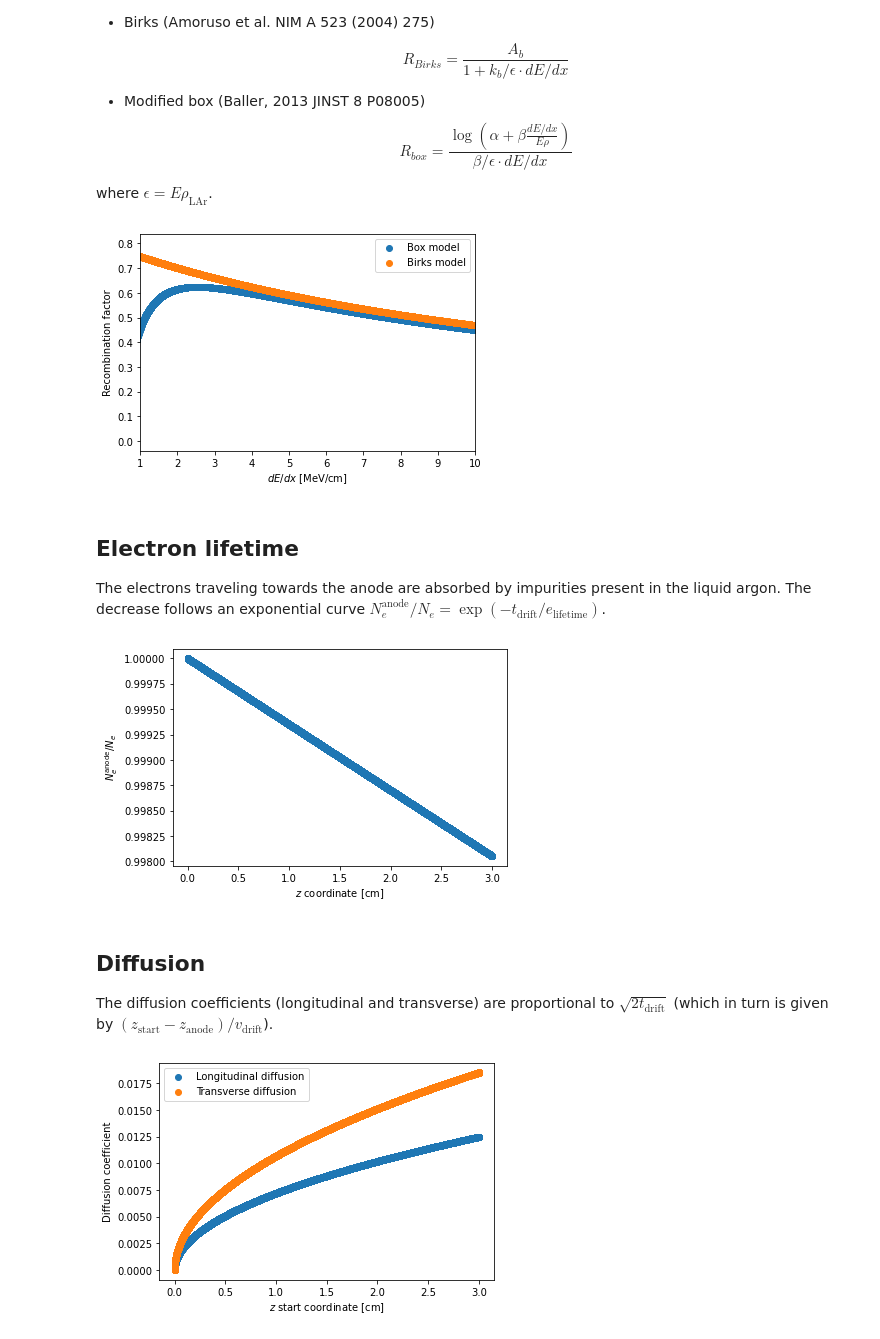
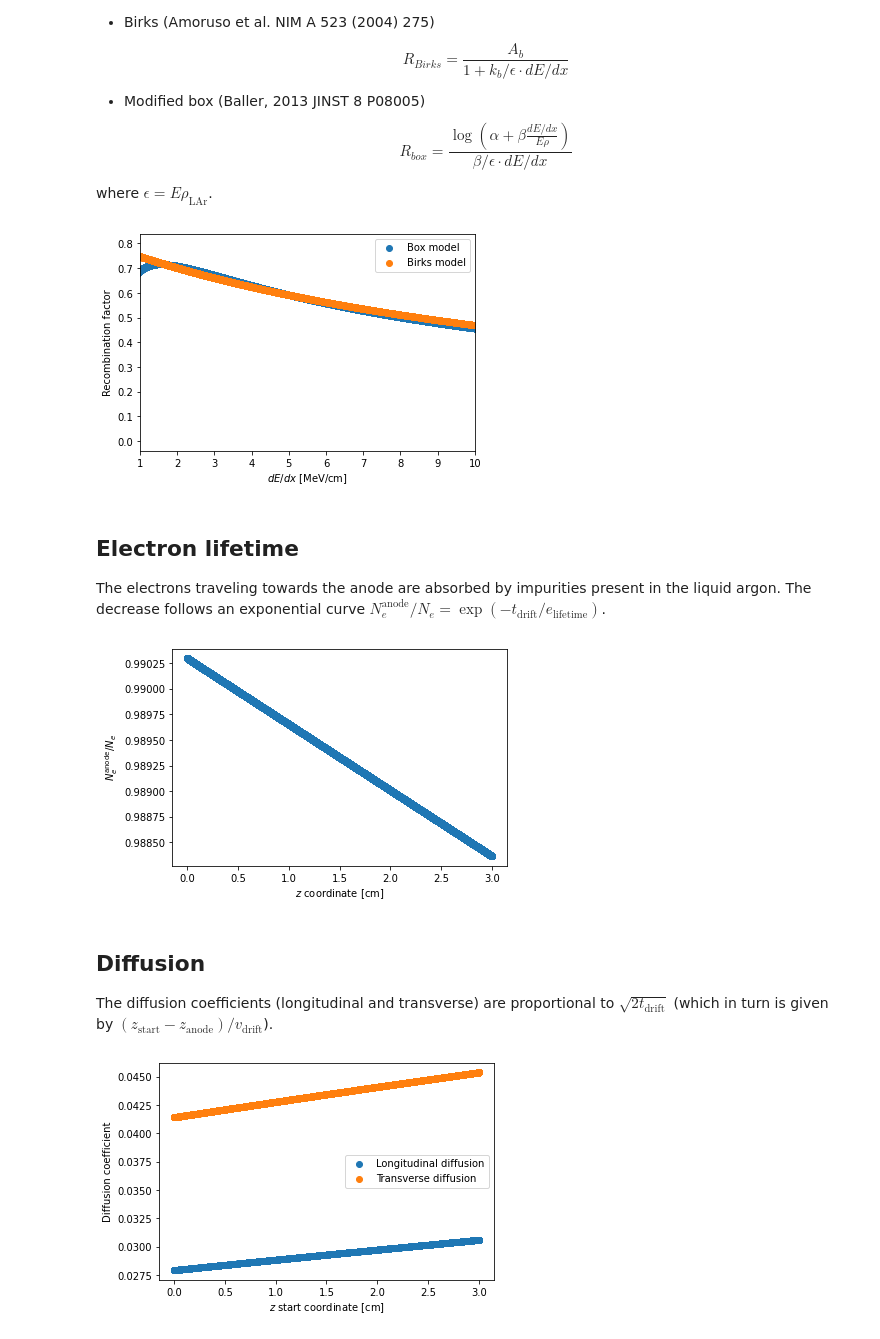
Before and after one commit to DUNE/larnd-sim, a Jupyter notebook: examples/Quenching and drifting.ipynb, the cells around one changed output. Saved outputs shown, nothing was run; the diff lists cells and outputs as text; code cells hidden in the pictures.

```diff
--- a/examples/Quenching and drifting.ipynb
+++ b/examples/Quenching and drifting.ipynb
@@ -27,3 +25,11 @@ tracks_np = np.vstack(list(tracks_np.values())).T
+# %%
+tracks_np = pickle.load(open('cosmic_qc_tpc.p', 'rb'))
+tracks_np = np.vstack(list(tracks_np.values())).T
+pixel_plane_column = np.ones((tracks_np.shape[0],1))
+tracks_np = np.hstack((tracks_np,pixel_plane_column))
+tracks_np = np.core.records.fromarrays(tracks_np.transpose(),
+                                       names="eventID, dEdx, x_start, dE, t_start, z_end, trackID, x_end, y_end, n_electrons, t, dx, pdgId, y, x, long_diff, z, z_start, y_start, tran_diff, t_end, pixel_plane",
+                                       formats = "i8, f8, f8, f8, f8, f8, i8, f8, f8, f8, f8, f8, f8, f8, f8, f8, f8, f8, f8, f8, f8, i8")
 # %%
 tracks_box = np.copy(tracks_np)
 tracks_birks = np.copy(tracks_np)
@@ -52,17 +58,17 @@ where $\epsilon=E\rho_{\mathrm{LAr}}$.
 # %%
 fig, ax = plt.subplots(1, 1)
 
-recomb_birks = tracks_birks[:,i.n_electrons] / (consts.MeVToElectrons * tracks_birks[:,i.dE])
-recomb_box = tracks_box[:,i.n_electrons] / (consts.MeVToElectrons * tracks_box[:,i.dE])
+recomb_birks = tracks_birks["n_electrons"] / (consts.MeVToElectrons * tracks_birks["dE"])
+recomb_box = tracks_box["n_electrons"] / (consts.MeVToElectrons * tracks_box["dE"])
 
-ax.scatter(tracks_box[:,i.dEdx], recomb_box, label="Box model")
-ax.scatter(tracks_birks[:,i.dEdx], recomb_birks, label="Birks model")
+ax.scatter(tracks_box["dEdx"], recomb_box, label="Box model")
+ax.scatter(tracks_birks["dEdx"], recomb_birks, label="Birks model")
 ax.set_xlabel("$dE/dx$ [MeV/cm]")
 ax.set_ylabel("Recombination factor")
 ax.set_xlim(1,10)
 _ = ax.legend()
 # %% [output]
-[figure, old version]
+[figure, new version]
 # %%
 quenching.quench[blockspergrid,threadsperblock](tracks_np, consts.box)
 tracks_quenched = np.copy(tracks_np)
@@ -73,22 +79,23 @@ tracks_drifted = np.copy(tracks_np)
 The electrons traveling towards the anode are absorbed by impurities present in the liquid argon. The decrease follows an exponential curve $N_e^{\mathrm{anode}}/N_e=\exp(-t_{\mathrm{drift}}/e_{\mathrm{lifetime}})$.
 # %%
 fig, ax = plt.subplots(1, 1)
-ax.scatter(tracks_quenched[:,i.z], tracks_drifted[:,i.n_electrons]/tracks_quenched[:,i.n_electrons])
+ax.scatter(tracks_quenched["z"], tracks_drifted["n_electrons"]/tracks_quenched["n_electrons"])
 ax.set_ylabel("$N_{e}^{\mathrm{anode}}/N_{e}$")
 _ = ax.set_xlabel("$z$ coordinate [cm]")
+# ax.set_xlim(0,2.5)
 # %% [output]
-[figure, old version]
+[figure, new version]
 # %% [markdown]
 ## Diffusion
 The diffusion coefficients (longitudinal and transverse) are proportional to $\sqrt{2t_{\mathrm{drift}}}$ (which in turn is given by $(z_{\mathrm{start}} - z_{\mathrm{anode}})/v_{\mathrm{drift}}$).
 # %%
 fig, ax = plt.subplots(1, 1)
-ax.scatter(tracks_quenched[:,i.z], tracks_np[:,i.long_diff], label="Longitudinal diffusion")
-ax.scatter(tracks_quenched[:,i.z], tracks_np[:,i.tran_diff], label="Transverse diffusion")
+ax.scatter(tracks_quenched["z"], tracks_np["long_diff"], label="Longitudinal diffusion")
+ax.scatter(tracks_quenched["z"], tracks_np["tran_diff"], label="Transverse diffusion")
 ax.set_xlabel("$z$ start coordinate [cm]")
 ax.set_ylabel("Diffusion coefficient")
 # ax.set_ylim(5e-5,1e-3)
 # ax.set_yscale("log")
 _ = ax.legend()
 # %% [output]
-[figure, old version]
+[figure, new version]
```
Also changed, not shown: parts of 2 cells of this notebook, 2 other files.
